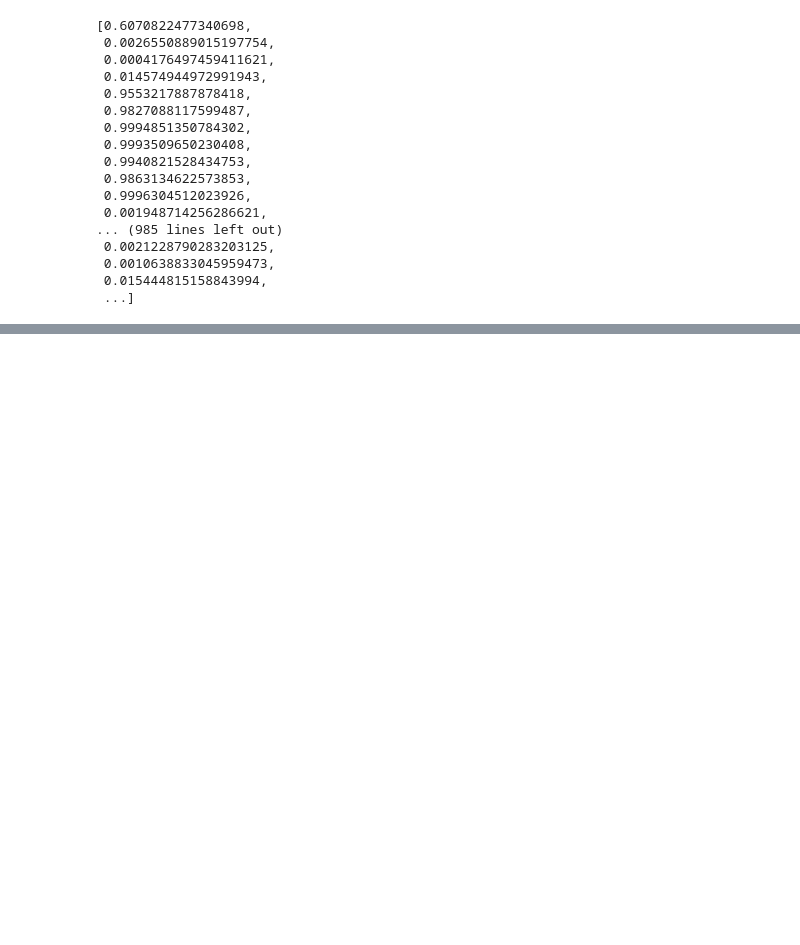
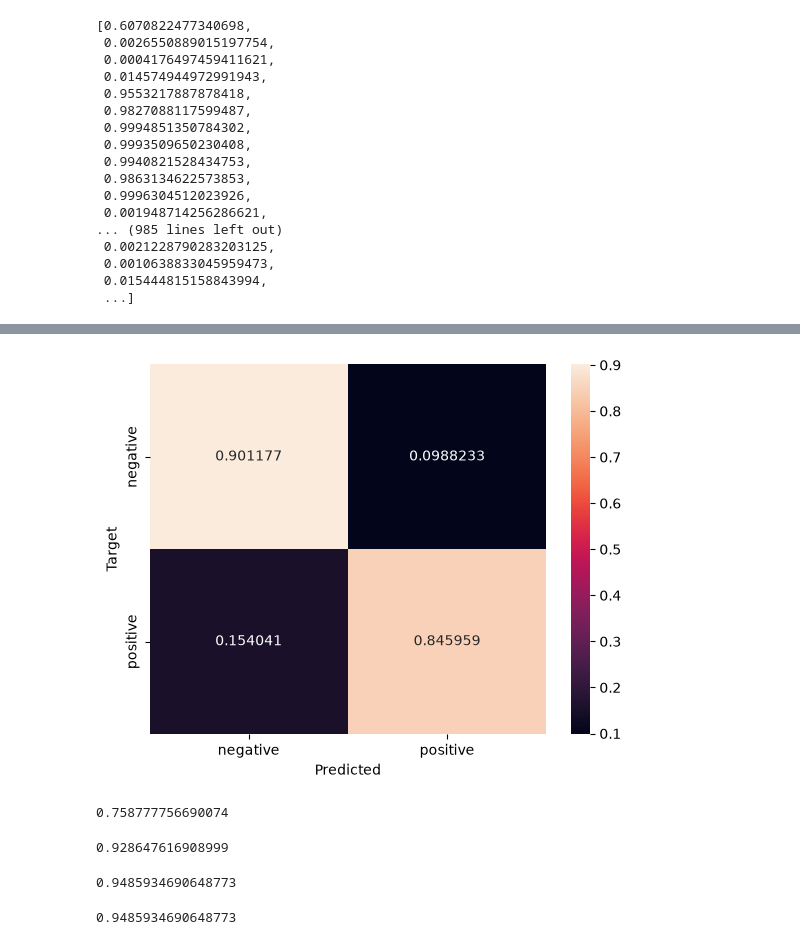
Before and after one commit to avneesh-jha/Transformer_tutorial, a Jupyter notebook: Beginner/Sentiment_analysis.ipynb, the cells around one changed output, grey strips where cells are left out. Cells and saved outputs as stored; diff of their text form; code cells hidden in the pictures; blank space fills up the shorter version.

```diff
--- a/Beginner/Sentiment_analysis.ipynb
+++ b/Beginner/Sentiment_analysis.ipynb
@@ -231,0 +256,29 @@ probs
+# %%
+# long way
+
+def plot_cm(cm):
+  classes = ['negative', 'positive']
+  df_cm = pd.DataFrame(cm, index=classes, columns=classes)
+  ax = sn.heatmap(df_cm, annot=True, fmt='g')
+  ax.set_xlabel("Predicted")
+  ax.set_ylabel("Target")
+
+plot_cm(cm)
+# %% [output]
+[figure, added]
+# %%
+f1_score(df['target'] , preds)
+# %% [output]
+0.758777756690074
+# %%
+f1_score(1-df['target'] , 1 - preds)
+# %% [output]
+0.928647616908999
+# %%
+roc_auc_score(df['target'],probs)
+# %% [output]
+0.9485934690648773
+# %%
+roc_auc_score(1-df['target'] ,1 - np.array(probs))
+# %% [output]
+0.9485934690648773
```
Also changed, not shown: parts of 12 cells of this notebook.
